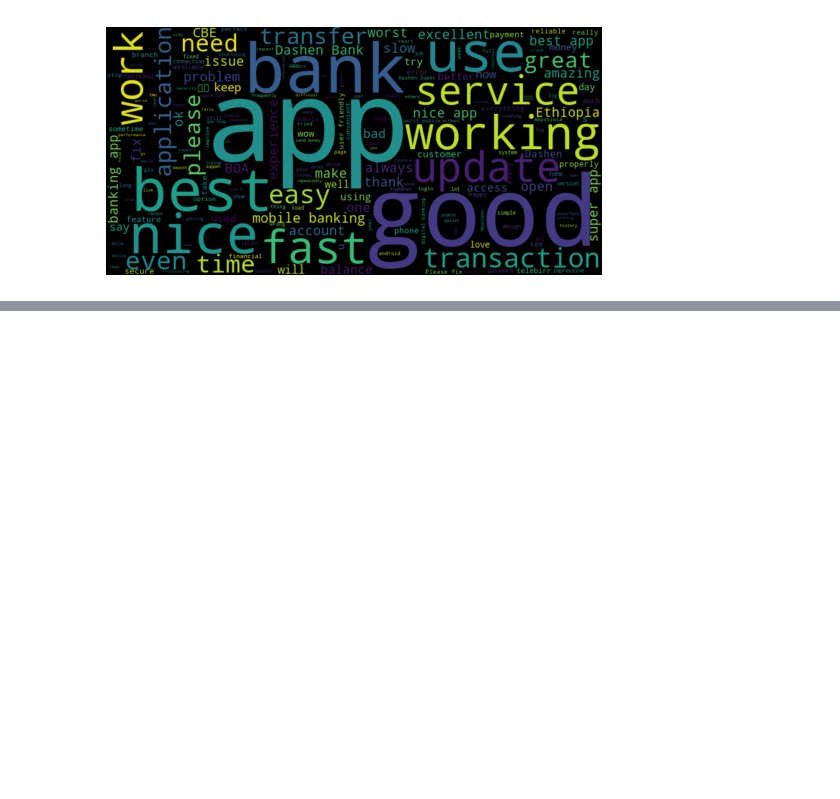
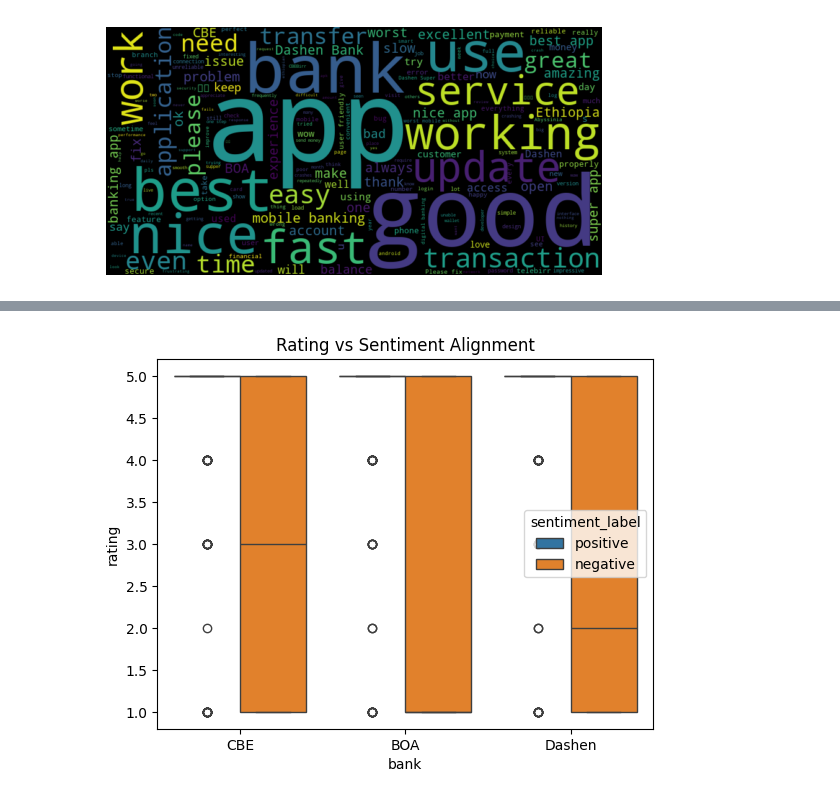
Before and after one commit to Bethabrh/fintech-review-analytics, a Jupyter notebook: notebooks/task4_insights.ipynb, the cells around one changed output, grey strips where cells are left out. Saved outputs shown, nothing was run; the diff lists cells and outputs as text; code cells hidden in the pictures; blank space fills up the shorter version.

```diff
--- a/notebooks/task4_insights.ipynb
+++ b/notebooks/task4_insights.ipynb
@@ -152,0 +181,9 @@ plt.show()
+# %%
+import seaborn as sns
+
+sns.boxplot(data=df, x="bank", y="rating", hue="sentiment_label")
+
+plt.title("Rating vs Sentiment Alignment")
+plt.show()
+# %% [output]
+[figure, added]
```
Also changed, not shown: parts of 4 cells of this notebook, 1 other file.
